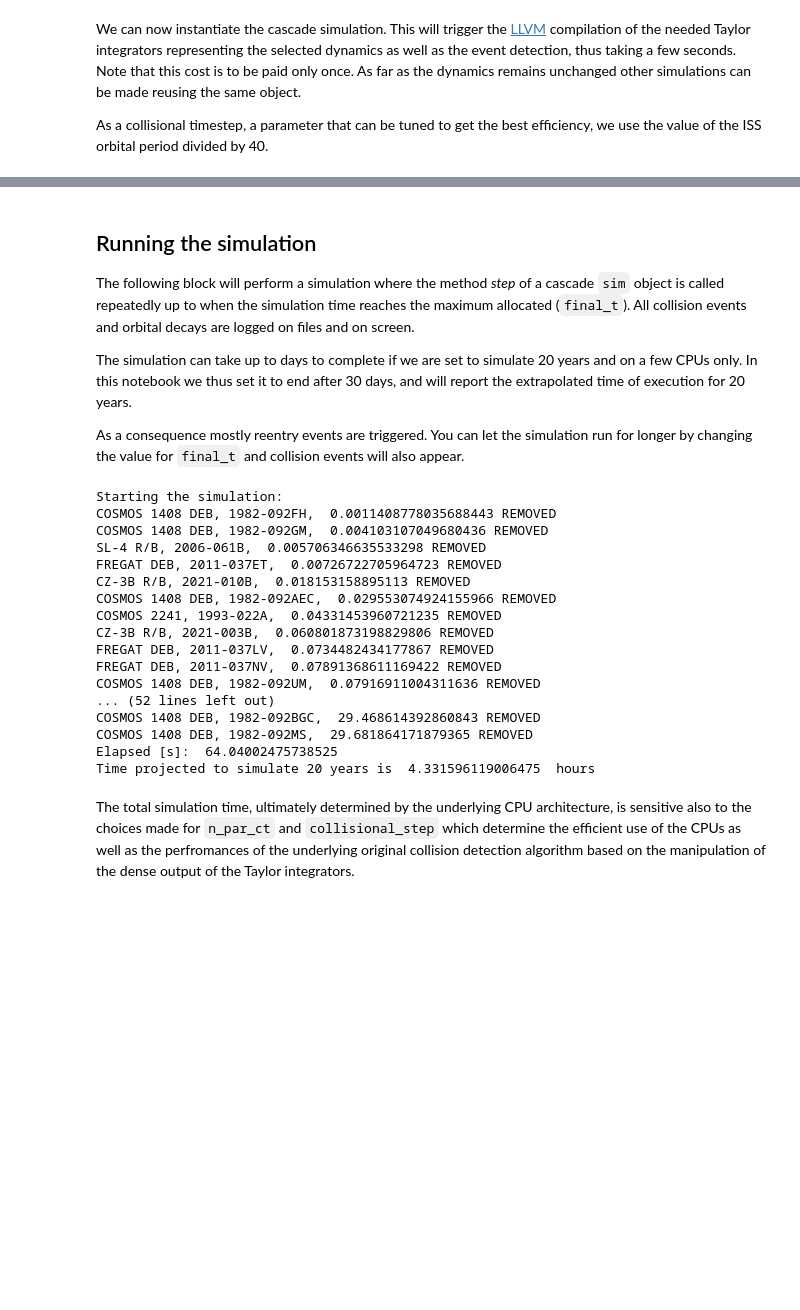
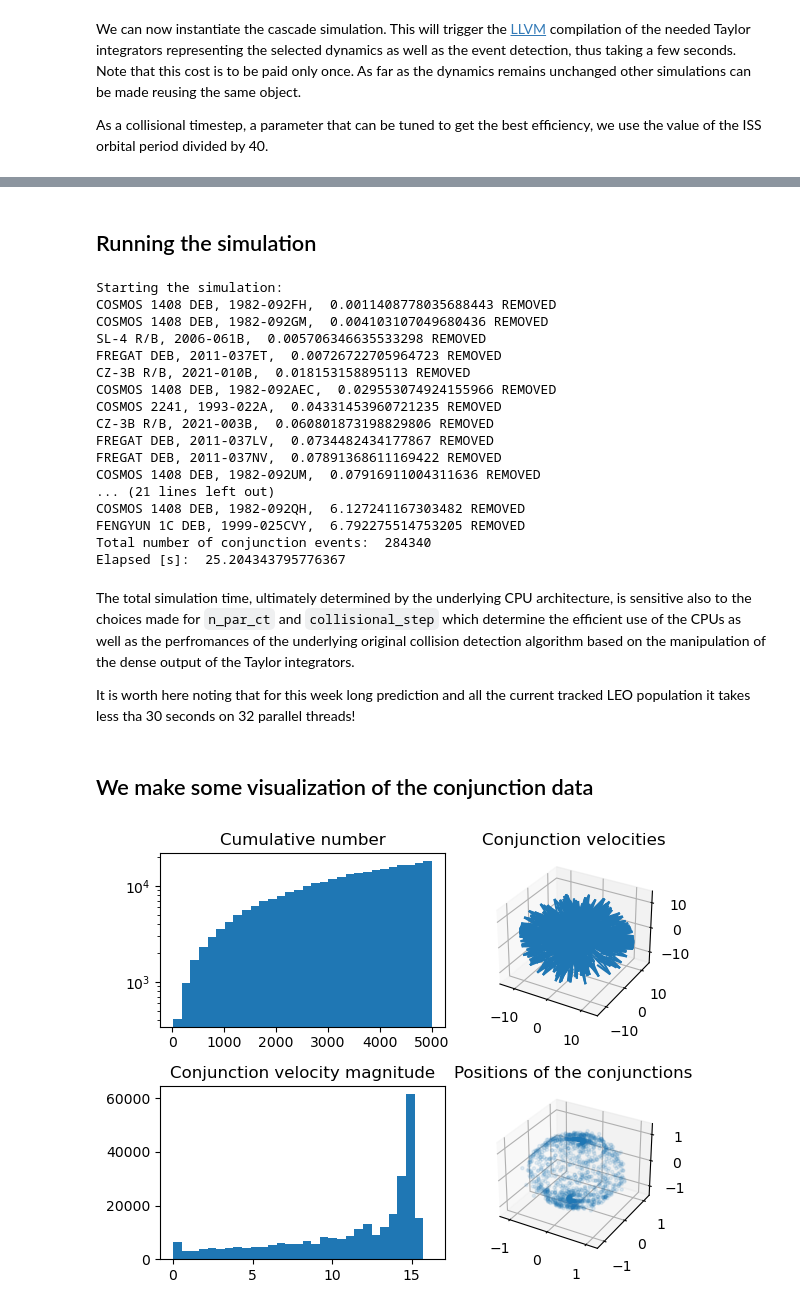
Before and after one commit to andreasaporito/cascade, a Jupyter notebook: doc/examples/20yearsofLEO_conj.ipynb, the cells around one changed output, grey strips where cells are left out. Drawn from its saved outputs; the diff is of its cells as text; code cells hidden in the pictures; blank space fills up the shorter version.

Commit message:
notebook finished

```diff
--- a/doc/examples/20yearsofLEO_conj.ipynb
+++ b/doc/examples/20yearsofLEO_conj.ipynb
@@ -34,10 +39,13 @@ On top of all the info distributed from the [US Space Surveillance Network (SSN)
 # %%
 # Array containing the BSTAR coefficient in the SI units used
 BSTARS = []
+RADIUS = []
 for idx in to_satcat_index:
     BSTARS.append(float(satcat[idx]["BSTAR"]))
+    RADIUS.append(float(satcat[idx]["RADIUS"]))
 # We transform the BSTAR in SI units
 BSTARS = np.array(BSTARS) / pk.EARTH_RADIUS
+RADIUS = np.array(RADIUS)
 # .. and remove negative BSTARS (this can happen for objects that where performing orbital manouvres during the tle definition) setting the value to zero in those occasions.
 BSTARS[BSTARS<0] = 0.
 # We also transform r_ic and v_ic in SI
@@ -114,5 +108,5 @@ As a collisional timestep, a parameter that can be tuned to get the best efficie
 ic_state = np.hstack([r_ic, v_ic, RADIUS.reshape((r_ic.shape[0], 1))])
 BSTARS = BSTARS.reshape((r_ic.shape[0], 1))
 # The collisional timestep is set to 1/40 of the ISS orbital period
-collisional_step = 90*60 / 40
-sim = csc.sim(ic_state, collisional_step, dyn=dyn, pars=BSTARS, reentry_radius=reentry_radius, n_par_ct = 120)
+collisional_step = 90*60. / 40
+sim = csc.sim(ic_state, collisional_step, dyn=dyn, pars=BSTARS, reentry_radius=reentry_radius, n_par_ct = 120, conj_thresh = 5000, min_coll_radius=float('inf'))
@@ -119,14 +115,8 @@ sim = csc.sim(ic_state, collisional_step, dyn=dyn, pars=BSTARS, reentry_radius=r
 # %% [markdown]
 ## Running the simulation
-The following block will perform a simulation where the method *step* of a cascade ``sim`` object is called  repeatedly up to when the simulation time reaches the maximum allocated (`final_t`).
-All collision events and orbital decays are logged on files and on screen.
-
-The simulation can take up to days to complete if we are set to simulate 20 years and on a few CPUs only. In this notebook we thus set it to end after 30 days, and will report the extrapolated time of execution for 20 years.
-
-As a consequence mostly reentry events are triggered. You can let the simulation run for longer by changing the value for `final_t` and collision events will also appear.
 # %%
 import time
-final_t = 30 * pk.DAY2SEC
+final_t = 7 * pk.DAY2SEC
 print("Starting the simulation:", flush=True)
 start = time.time()
 
@@ -176,8 +166,8 @@ while sim.time < final_t:
         to_satcat_index = np.delete(to_satcat_index, [pi], axis=0)
 end = time.time()
 elapsed = end - start
+print("Total number of conjunction events: ", len(sim.conjunctions))
 print("Elapsed [s]: ", end - start)
-print("Time projected to simulate 20 years is ", elapsed / 30 * 20 *365.25 / 60 / 60, " hours")
 # %% [output]
 Starting the simulation:
 COSMOS 1408 DEB, 1982-092FH,  0.0011408778035688443 REMOVED
@@ -191,10 +181,51 @@ CZ-3B R/B, 2021-003B,  0.060801873198829806 REMOVED
 FREGAT DEB, 2011-037LV,  0.0734482434177867 REMOVED
 FREGAT DEB, 2011-037NV,  0.07891368611169422 REMOVED
 COSMOS 1408 DEB, 1982-092UM,  0.07916911004311636 REMOVED
-... (52 lines left out)
-COSMOS 1408 DEB, 1982-092BGC,  29.468614392860843 REMOVED
-COSMOS 1408 DEB, 1982-092MS,  29.681864171879365 REMOVED
-Elapsed [s]:  64.04002475738525
-Time projected to simulate 20 years is  4.331596119006475  hours
+... (21 lines left out)
+COSMOS 1408 DEB, 1982-092QH,  6.127241167303482 REMOVED
+FENGYUN 1C DEB, 1999-025CVY,  6.792275514753205 REMOVED
+Total number of conjunction events:  284340
+Elapsed [s]:  25.204343795776367
 # %% [markdown]
 The total simulation time, ultimately determined by the underlying CPU architecture, is sensitive also to the choices made for  `n_par_ct` and `collisional_step` which determine the efficient use of the CPUs as well as the perfromances of the underlying original collision detection algorithm based on the manipulation of the dense output of the Taylor integrators.
+
+It is worth here noting that for this week long prediction and all the current tracked LEO population it takes less tha 30 seconds on 32 parallel threads!
+# %% [markdown]
+## We make some visualization of the conjunction data
+# %%
+conj = sim.conjunctions
+conj_n = len(conj)
+conj_d = [conj[i][3] for i in range(conj_n)]
+v_rel = np.array([(conj[i][4] - conj[i][5])[3:] for i in range(len(conj))]) / 1000
+pos = np.array([(conj[i][4])[:3] for i in range(len(conj))]) / pk.EARTH_RADIUS
+# %%
+fig = plt.figure()
+ax1 = fig.add_subplot(2,2,1)
+ax1.hist(conj_d, bins=30, log=True)
+ax1.set_title("Cumulative number")
+
+ax2 = fig.add_subplot(2,2,2, projection='3d')
+N=500
+arrows = np.concatenate((np.zeros((N,3)), v_rel[:N]), axis=1)
+X, Y, Z, U, V, W = zip(*arrows)
+
+ax2.quiver(X, Y, Z, U, V, W)
+ax2.set_title("Conjunction velocities")
+
+
+ax2.set_xlim([-14, 14])
+ax2.set_ylim([-14, 14])
+ax2.set_zlim([-14, 14])
+
+ax3 = fig.add_subplot(2,2,3)
+plt.hist(np.linalg.norm(v_rel, axis=1), bins=30)
+ax3.set_title("Conjunction velocity magnitude")
+
+ax4 = fig.add_subplot(2,2,4, projection='3d')
+N=1500
+ax4.scatter(pos[:N,0], pos[:N,1], pos[:N,2], alpha=0.1, s=5)
+ax4.set_title("Positions of the conjunctions")
+
+plt.tight_layout()
+# %% [output]
+[figure, added]
```
Also changed, not shown: parts of 6 cells of this notebook.
